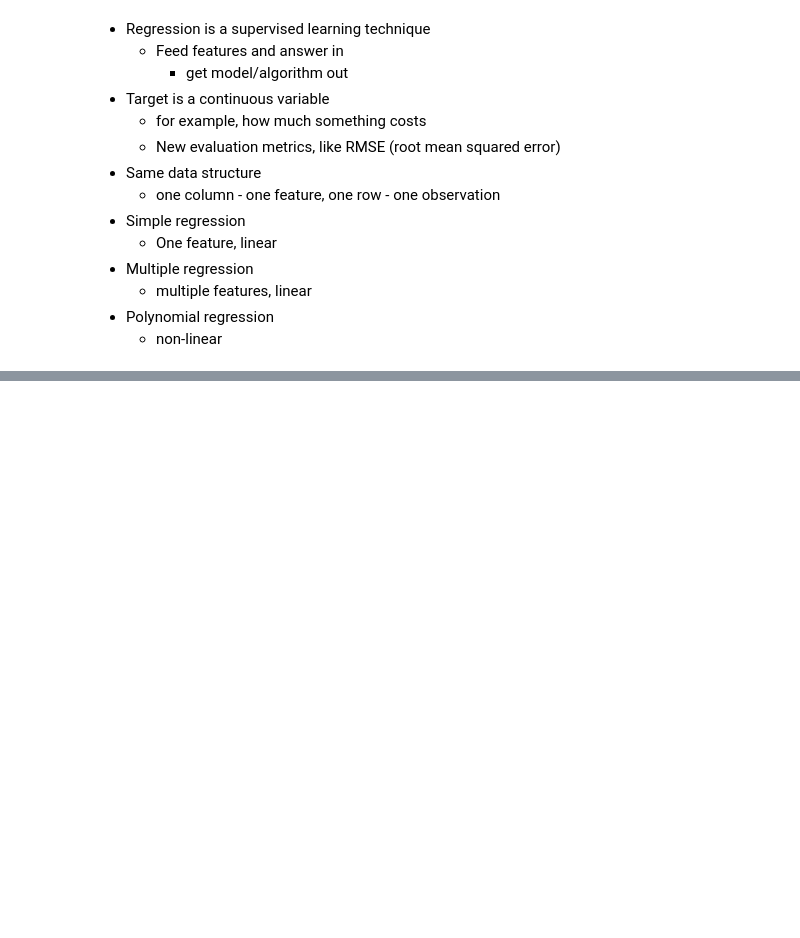
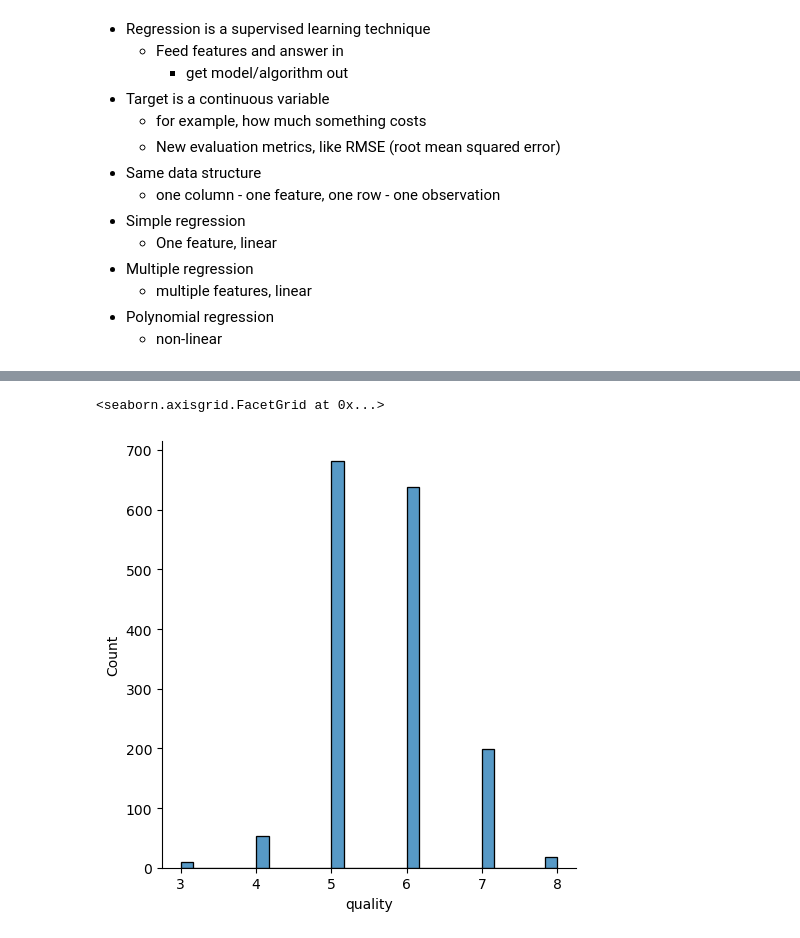
Before and after one commit to shawn-brown12/regression, a Jupyter notebook: regression_notes.ipynb, the cells around one changed output, grey strips where cells are left out. Drawn from its saved outputs; the diff is of its cells as text; code cells hidden in the pictures; blank space fills up the shorter version.

```diff
--- a/regression_notes.ipynb
+++ b/regression_notes.ipynb
@@ -78,0 +88,2 @@
+# %%
+df = pd.read_csv('winequality-red.csv')
@@ -78,0 +148,5 @@
+# %%
+sns.displot(df['quality'])
+# %% [output]
+<seaborn.axisgrid.FacetGrid at 0x...>
+[figure, added]
```
Also changed, not shown: parts of 13 cells of this notebook, 5 other files.
